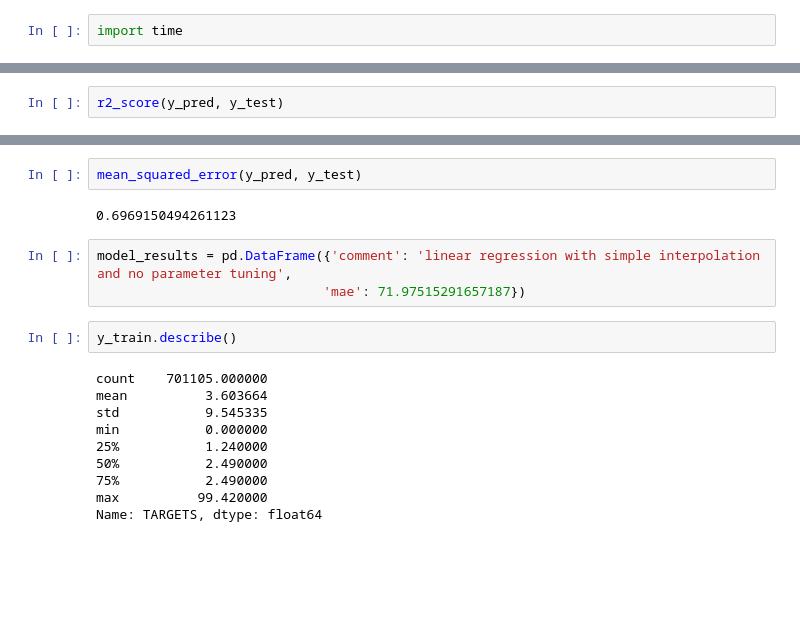
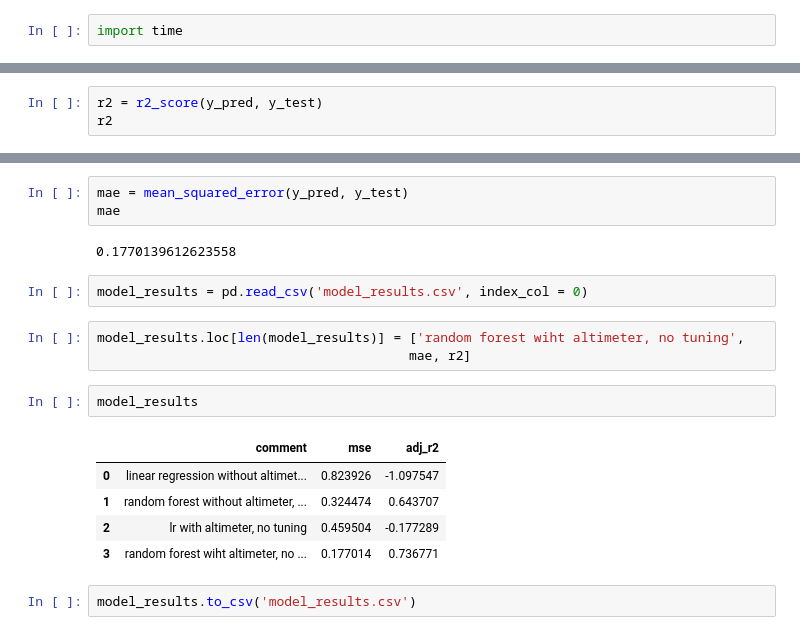
Before and after one commit to hritikb/Spatiotemporal_Extreme_Event_Prediction_using_ML, a Jupyter notebook: notebooks/model.ipynb, the cells around one changed output, grey strips where cells are left out. Saved outputs shown, nothing was run; the diff lists cells and outputs as text; blank space fills up the shorter version.

Commit message:
Trained after relevant imputation

```diff
--- a/notebooks/model.ipynb
+++ b/notebooks/model.ipynb
@@ -158,3 +269,4 @@ y_pred = rf.predict(X_test)
 # %%
-r2_score(y_pred, y_test)
+r2 = r2_score(y_pred, y_test)
+r2
 # %% [output]
@@ -167,19 +279,20 @@ adj_r2
 # %%
-mean_squared_error(y_pred, y_test)
+mae = mean_squared_error(y_pred, y_test)
+mae
 # %% [output]
-0.6969150494261123
+0.1770139612623558
-# %%
-model_results = pd.DataFrame({'comment': 'linear regression with simple interpolation and no parameter tuning',
-                             'mae': 71.97515291657187})
-# %%
-y_train.describe()
-# %% [output]
-count    701105.000000
-mean          3.603664
-std           9.545335
-min           0.000000
-25%           1.240000
-50%           2.490000
-75%           2.490000
-max          99.420000
-Name: TARGETS, dtype: float64
+# %%
+model_results = pd.read_csv('model_results.csv', index_col = 0)
+# %%
+model_results.loc[len(model_results)] = ['random forest wiht altimeter, no tuning',
+                                        mae, r2]
+# %%
+model_results
+# %% [output]
+|  | comment | mse | adj_r2 |
+| 0 | linear regression without altimet... | 0.823926 | -1.097547 |
+| 1 | random forest without altimeter, ... | 0.324474 | 0.643707 |
+| 2 | lr with altimeter, no tuning | 0.459504 | -0.177289 |
+| 3 | random forest wiht altimeter, no ... | 0.177014 | 0.736771 |
+# %%
+model_results.to_csv('model_results.csv')
```
Also changed, not shown: parts of 24 cells of this notebook, 3 other files.
